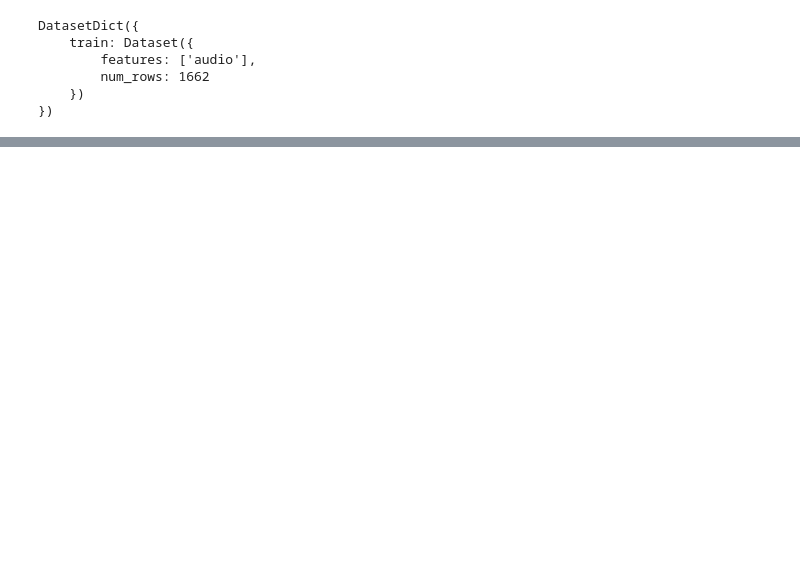
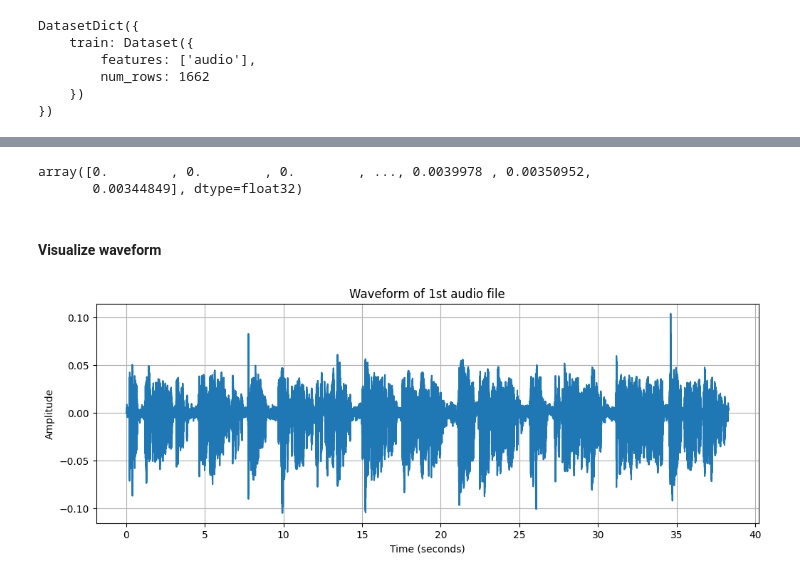
Before and after one commit to Cdennis51/Neurocheck, a Jupyter notebook: notebook/rc_parkinsons_data.ipynb, the cells around one changed output, grey strips where cells are left out. Drawn from its saved outputs; the diff is of its cells as text; code cells hidden in the pictures; blank space fills up the shorter version.

Commit message:
A bit of the parkinsons data exploration

```diff
--- a/notebook/rc_parkinsons_data.ipynb
+++ b/notebook/rc_parkinsons_data.ipynb
@@ -30,3 +30,0 @@ sample_rate
-# %%
-ds = ds.cast_column("audio", Audio())
-sample = ds['train'][0]['audio']
@@ -39,0 +43,4 @@ ds['train'][0]['audio']
+# %%
+#1st audio
+audio_0 = ds['train'][0]['audio']
+audio_0
@@ -39,0 +75,24 @@ ds['train'][0]['audio']
+# %%
+audio_0['array']
+# %% [output]
+array([0.        , 0.        , 0.        , ..., 0.0039978 , 0.00350952,
+       0.00344849], dtype=float32)
+# %% [markdown]
+#### Visualize waveform
+# %%
+# Extract audio data and sampling rate
+waveform = audio_0["array"]
+sample_rate = audio_0["sampling_rate"]
+
+# Create time axis in seconds
+time_axis = [i / sample_rate for i in range(len(waveform))]
+
+# Plot the waveform
+plt.figure(figsize=(12, 4))  # Set the size of the plot
+plt.plot(time_axis, waveform)
+plt.title("Waveform of 1st audio file")
+plt.xlabel("Time (seconds)")
+plt.ylabel("Amplitude")
+plt.grid(True)
+# %% [output]
+[figure, added]
```
Also changed, not shown: parts of 14 cells of this notebook.
